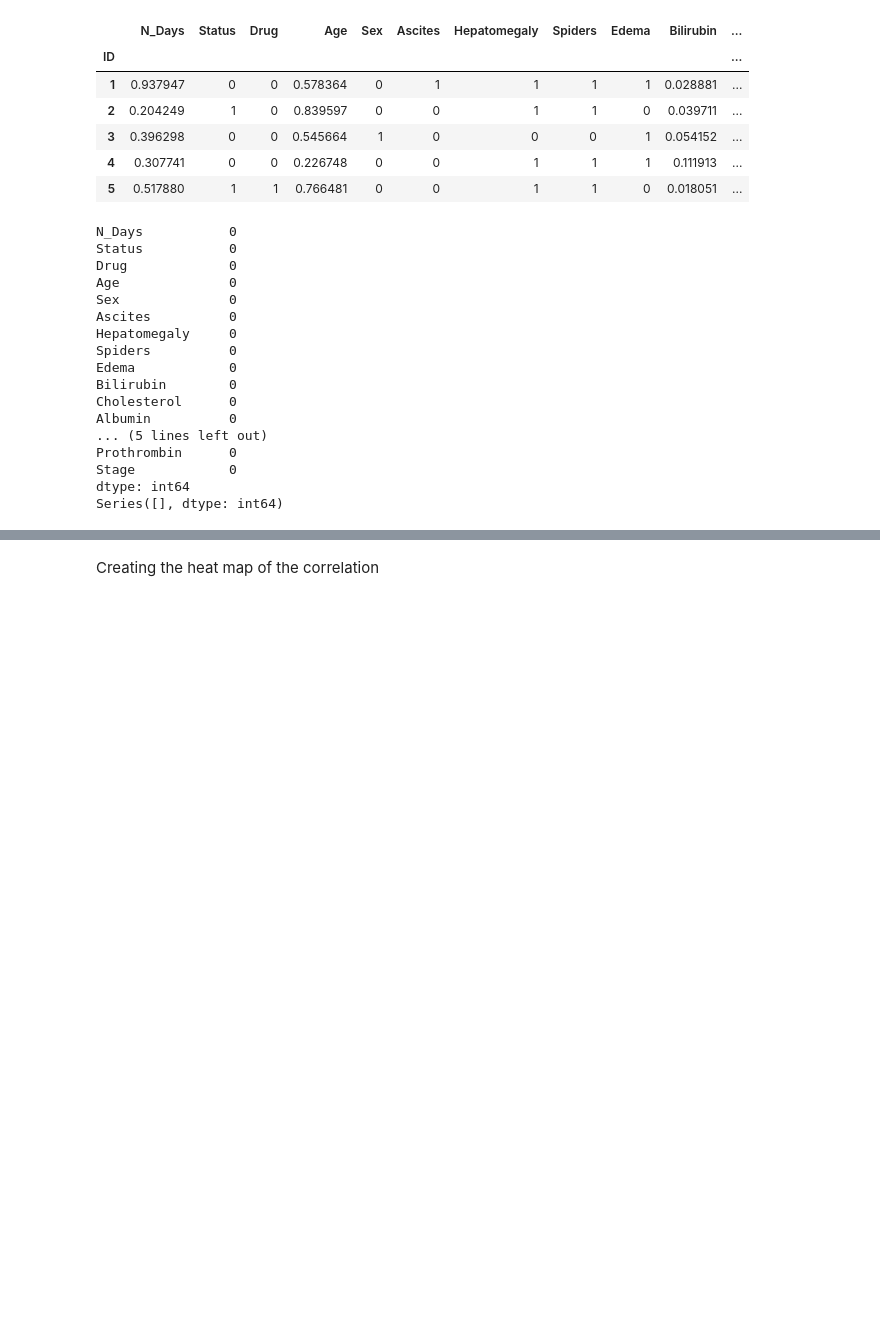
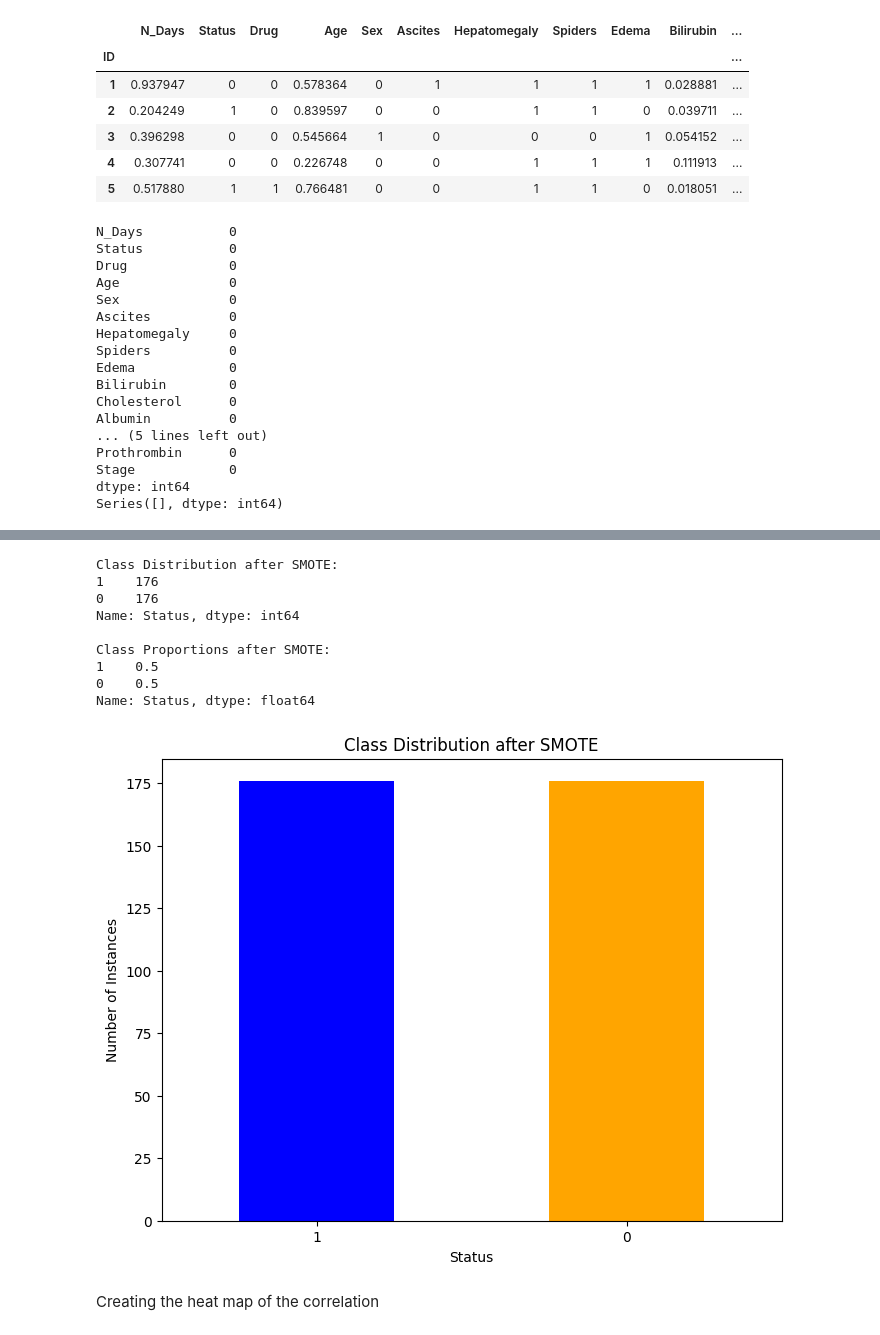
Before and after one commit to sanalpillai/Auto-ML, a Jupyter notebook: AutoML.ipynb, the cells around one changed output, grey strips where cells are left out. Saved outputs shown, nothing was run; the diff lists cells and outputs as text; code cells hidden in the pictures; blank space fills up the shorter version.

```diff
--- a/AutoML.ipynb
+++ b/AutoML.ipynb
@@ -325,3 +370,59 @@ Series([], dtype: int64)
+# %%
+from imblearn.over_sampling import SMOTE
+from sklearn.model_selection import train_test_split
+import pandas as pd
+import matplotlib.pyplot as plt
+
+# Assuming 'data' is your DataFrame and it includes the columns of interest
+# Replace 'feature_columns' with your actual list of feature column names
+feature_columns = ['N_Days', 'Drug', 'Age', 'Sex', 'Ascites', 'Hepatomegaly', 'Spiders',
+                   'Edema', 'Bilirubin', 'Cholesterol', 'Albumin', 'Copper', 'Alk_Phos', 'SGOT',
+                   'Tryglicerides', 'Platelets', 'Prothrombin']  # example feature columns
+
+# Separate input features and target variable
+X = data[feature_columns]
+y = data['Status']
+
+# Split your data into a train set and a test set
+X_train, X_test, y_train, y_test = train_test_split(X, y, test_size=0.3, random_state=1)
+
+# Initialize the SMOTE object
+smote = SMOTE(random_state=1)
+
+# Fit the SMOTE object to the training data
+X_train_smote, y_train_smote = smote.fit_resample(X_train, y_train)
+
+# Count the number of instances for each class after SMOTE
+class_counts_smote = pd.Series(y_train_smote).value_counts()
+
+# Calculate the proportion of each class label relative to the total number of instances after SMOTE
+total_instances_smote = len(y_train_smote)
+class_proportions_smote = class_counts_smote / total_instances_smote
+
+print("Class Distribution after SMOTE:")
+print(class_counts_smote)
+print("\nClass Proportions after SMOTE:")
+print(class_proportions_smote)
+
+# Visualize the class distribution after SMOTE
+plt.figure(figsize=(8, 6))
+class_counts_smote.plot(kind='bar', color=['blue', 'orange'])
+plt.title('Class Distribution after SMOTE')
+plt.xlabel('Status')
+plt.ylabel('Number of Instances')
+plt.xticks([0, 1], class_counts_smote.index, rotation=0)  # Assuming the class labels are 0 and 1
+plt.show()
+# %% [output]
+Class Distribution after SMOTE:
+1    176
+0    176
+Name: Status, dtype: int64
+
+Class Proportions after SMOTE:
+1    0.5
+0    0.5
+Name: Status, dtype: float64
+[figure, added]
 # %% [markdown]
 Creating the heat map of the correlation
 # %%
```
Also changed, not shown: parts of 12 cells of this notebook.
